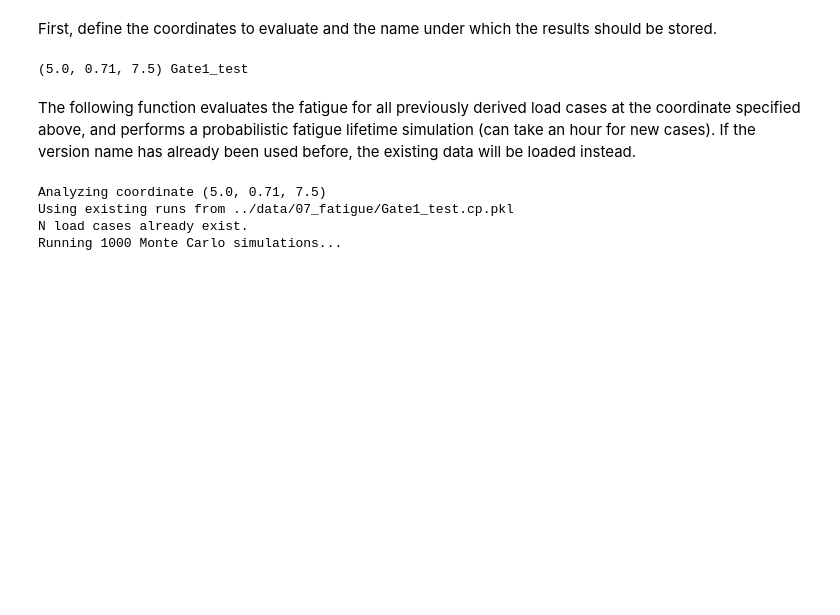
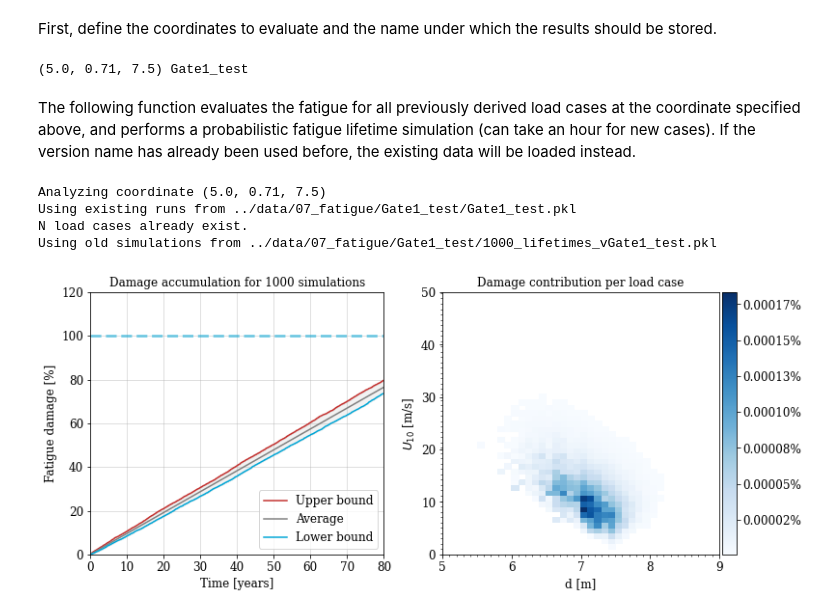
Before and after one commit to JKleiberg/floodgate-fatigue, a Jupyter notebook: notebooks/Base Model.ipynb, the cells around one changed output. Saved outputs shown, nothing was run; the diff lists cells and outputs as text; code cells hidden in the pictures; blank space fills up the shorter version.

```diff
--- a/notebooks/Base Model.ipynb
+++ b/notebooks/Base Model.ipynb
@@ -195,10 +292,11 @@ The following function evaluates the fatigue for all previously derived load cas
 # %%
 from src.lifetime import generate_fatigue, simulations
 
 damage_list = generate_fatigue(coords, version, N=1e6)
-fig, D_expected, totals, [maxes,means,mins] = simulations(1000, version, average_only=False)
+fig, D_expected, totals, [maxes,means,mins] = simulations(runs=1000, version=version, average_only=False)
 # %% [output]
 Analyzing coordinate (5.0, 0.71, 7.5)
-Using existing runs from ../data/07_fatigue/Gate1_test.cp.pkl
+Using existing runs from ../data/07_fatigue/Gate1_test/Gate1_test.pkl
 N load cases already exist.
-Running 1000 Monte Carlo simulations...
+Using old simulations from ../data/07_fatigue/Gate1_test/1000_lifetimes_vGate1_test.pkl
+[figure, added]
```
Also changed, not shown: parts of 27 cells of this notebook, 1 other file.
